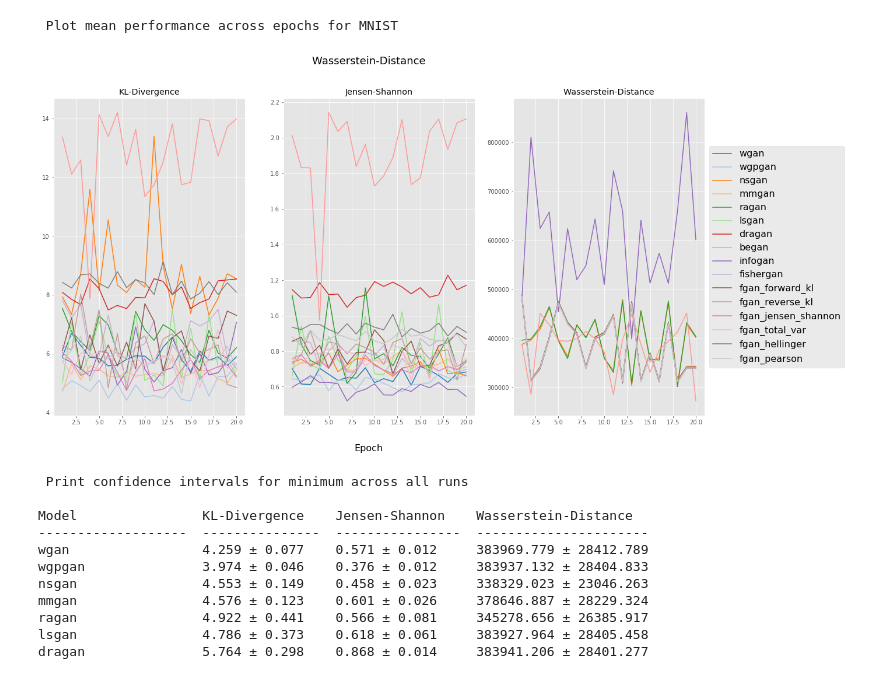
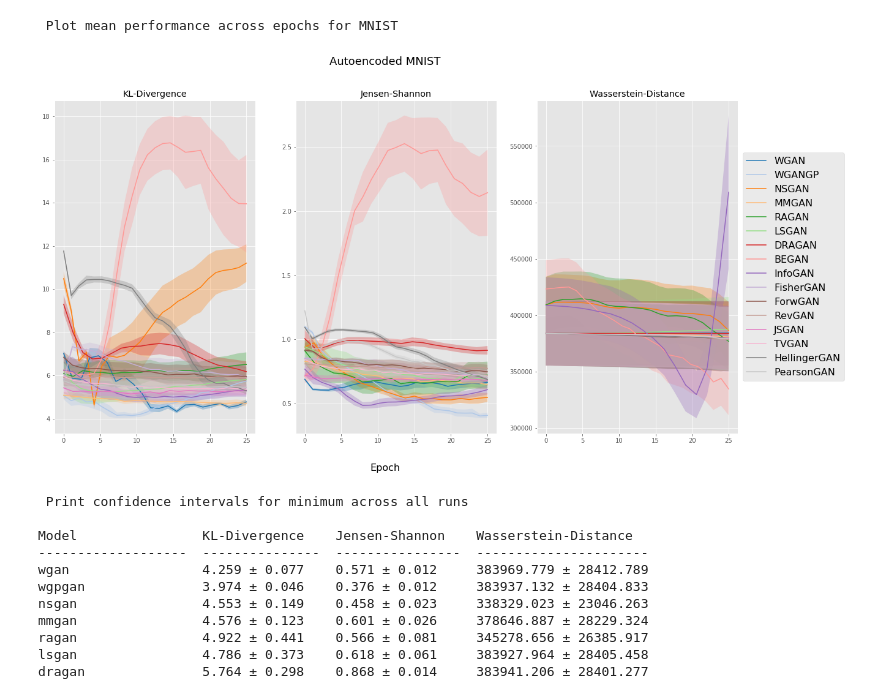
Before and after one commit to shayneobrien/explicit-gan-eval, a Jupyter notebook: notebooks/viz-mnist-1024.ipynb, the cells around one changed output. Saved outputs shown, nothing was run; the diff lists cells and outputs as text; code cells hidden in the pictures.

```diff
--- a/notebooks/viz-mnist-1024.ipynb
+++ b/notebooks/viz-mnist-1024.ipynb
@@ -125,10 +141,10 @@ def load_best(filename):
 optimal = load_best('/Users/sob/Desktop/gan_results/best_1024/mnist/0_dims_0_samples/data.json')
 # %%
 print(""" Plot mean performance across epochs for MNIST """)
-graph_mnist(optimal, omit_outliers=False, thresh=2.5)
+graph_mnist(optimal, ci=True, omit_outliers=True, thresh=3.0)
 # %% [output]
  Plot mean performance across epochs for MNIST
-[figure, old version]
+[figure, new version]
 # %%
 print(""" Print confidence intervals for minimum across all runs\n """)
 rankings_dict = nested_pickle_dict()
```
Also changed, not shown: parts of 2 cells of this notebook, 1 other file.
